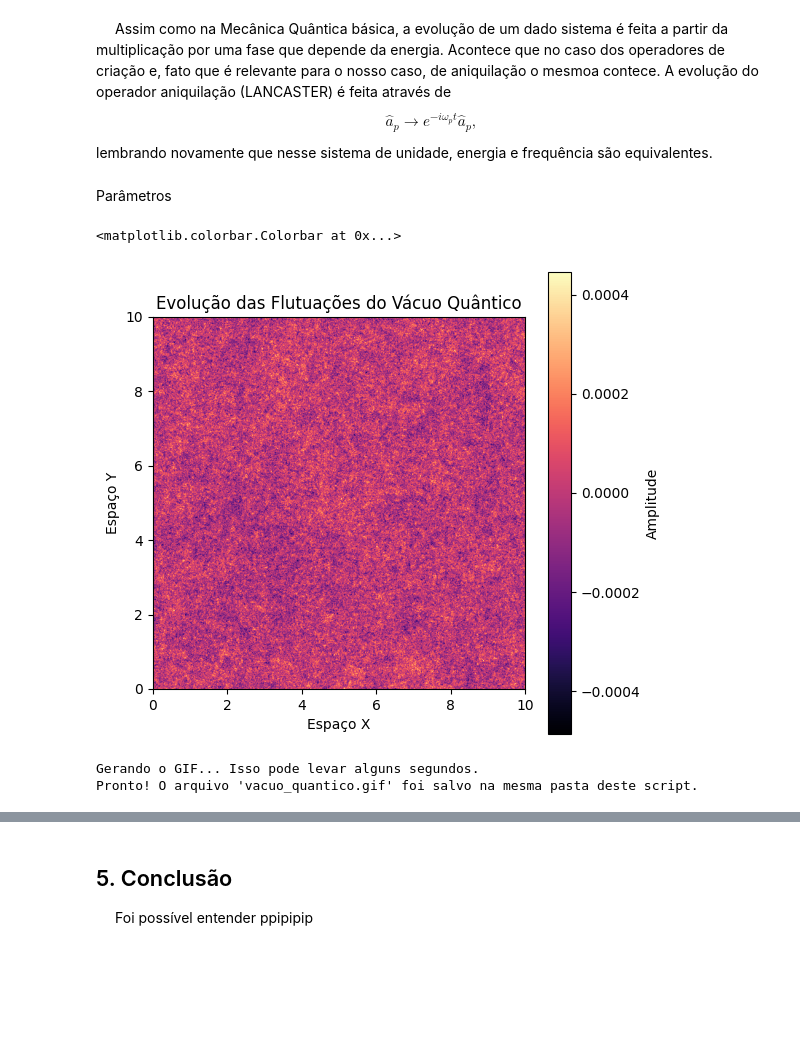
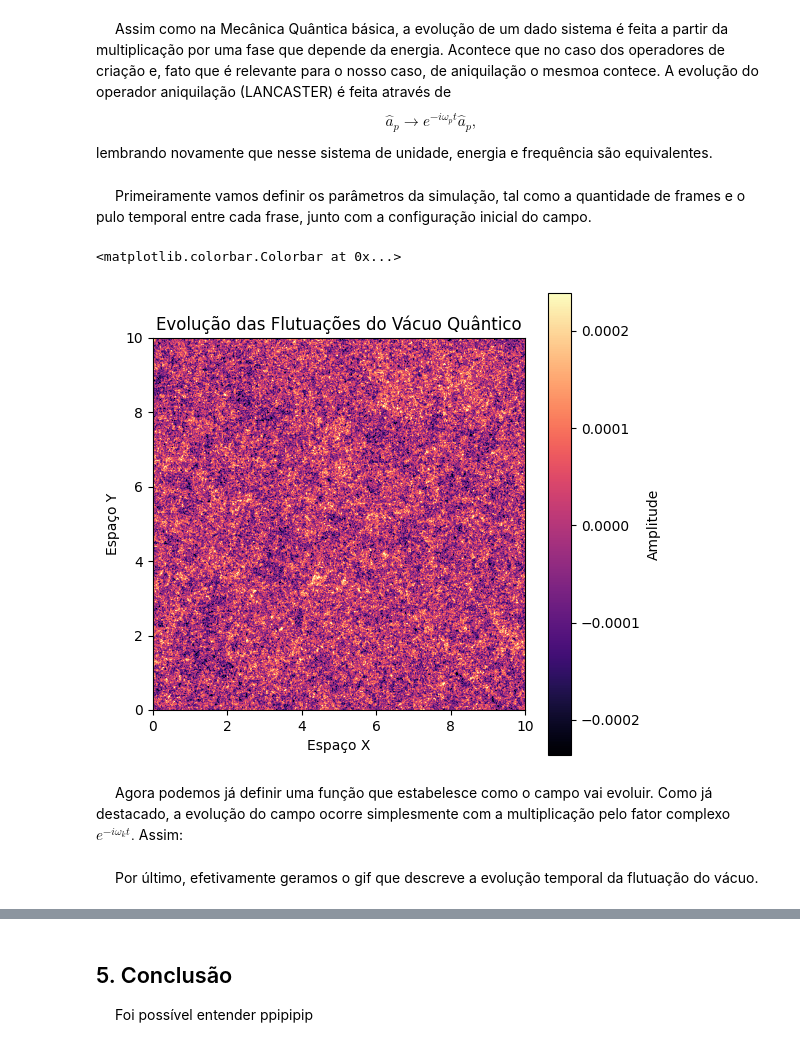
Before and after one commit to Wally-sson/pys, a Jupyter notebook: Flutuação do Vácuo/Flutuação de Vácuo.ipynb, the cells around one changed output, grey strips where cells are left out. Drawn from its saved outputs; the diff is of its cells as text; code cells hidden in the pictures; blank space fills up the shorter version.

```diff
--- a/Flutuação do Vácuo/Flutuação de Vácuo.ipynb
+++ b/Flutuação do Vácuo/Flutuação de Vácuo.ipynb
@@ -341,28 +319,44 @@ $$
 $$
 lembrando novamente que nesse sistema de unidade, energia e frequência são equivalentes.
 # %% [markdown]
-Parâmetros
+$\quad$ Primeiramente vamos definir os parâmetros da simulação, tal como a quantidade de frames e o pulo temporal entre cada frase, junto com a configuração inicial do campo.
 # %%
 # --- 1. Parâmetros da Simulação ---
-frames = 60    # Número de quadros da animação
+num_frames = 120    # Número de quadros da animação
 dt = 0.1       # Tamanho do passo de tempo entre os quadros
 
-# Modulamos pela energia (o termo 1 / sqrt(2 * omega_k))
+# Configuração inicial do campo.
 phi_k_inicial = phi_k.copy()
+
+#Preparar a Animação
+fig, ax = plt.subplots(figsize=(6, 6))
+ax.set_title("Evolução das Flutuações do Vácuo Quântico")
+ax.set_xlabel("Espaço X")
+ax.set_ylabel("Espaço Y")
+
+# Geramos o primeiro quadro no tempo t=0 para inicializar a imagem
+campo_t0 = np.real(np.fft.ifft2(phi_k_inicial))
+# --- A CORREÇÃO: Travando a escala de cores ---
+# Usamos percentis do quadro inicial para ignorar picos muito anômalos
+# e deixar as ondas principais com o máximo de contraste.
+limite_max = np.percentile(campo_t0, 99)
+limite_min = np.percentile(campo_t0, 1)
+
+# Passamos vmin e vmax diretamente na criação da imagem
+im = ax.imshow(
+    campo_t0,
+    cmap='magma',
+    extent=[0, L, 0, L],
+    animated=True,
+    vmin=limite_min,
+    vmax=limite_max
+)
+fig.colorbar(im, ax=ax, label='Amplitude')
+# %% [output]
+<matplotlib.colorbar.Colorbar at 0x...>
+[figure, added]
-# %%
-# --- 4. Preparar a Animação ---
-fig, ax = plt.subplots(figsize=(6, 6))
-ax.set_title("Evolução das Flutuações do Vácuo Quântico")
-ax.set_xlabel("Espaço X")
-ax.set_ylabel("Espaço Y")
-
-# Geramos o primeiro quadro no tempo t=0 para inicializar a imagem
-campo_t0 = np.real(np.fft.ifft2(phi_k_inicial))
-im = ax.imshow(campo_t0, cmap='magma', extent=[0, L, 0, L], animated=True)
-fig.colorbar(im, ax=ax, label='Amplitude')
-# %% [output]
-<matplotlib.colorbar.Colorbar at 0x...>
-[figure, removed]
+# %% [markdown]
+$\quad$ Agora podemos já definir uma função que estabelesce como o campo vai evoluir. Como já destacado, a evolução do campo ocorre simplesmente com a multiplicação pelo fator complexo $e^{-i\omega_k t}.$ Assim:
 # %%
 # --- 5. Função de Atualização (O motor do tempo) ---
 def update(frame):
@@ -383,12 +377,9 @@ def update(frame):
     return [im]
+# %% [markdown]
+$\quad$ Por último, efetivamente geramos o gif que descreve a evolução temporal da flutuação do vácuo.
 # %%
-# --- 6. Gerar e Salvar o GIF ---
-print("Gerando o GIF... Isso pode levar alguns segundos.")
-ani = animation.FuncAnimation(fig, update, frames=frames, interval=50, blit=True)
+# Gerando o GIF
+ani = animation.FuncAnimation(fig, update, frames=num_frames, interval=100, blit=True)
 
-# Salva o arquivo. O 'pillow' é um ótimo escritor nativo de GIFs no Python.
+# Salvando o GIF.
 ani.save('vacuo_quantico.gif', writer='pillow', fps=15)
-print("Pronto! O arquivo 'vacuo_quantico.gif' foi salvo na mesma pasta deste script.")
-# %% [output]
-Gerando o GIF... Isso pode levar alguns segundos.
-Pronto! O arquivo 'vacuo_quantico.gif' foi salvo na mesma pasta deste script.
```
Also changed, not shown: parts of 53 cells of this notebook, 2 other files.
